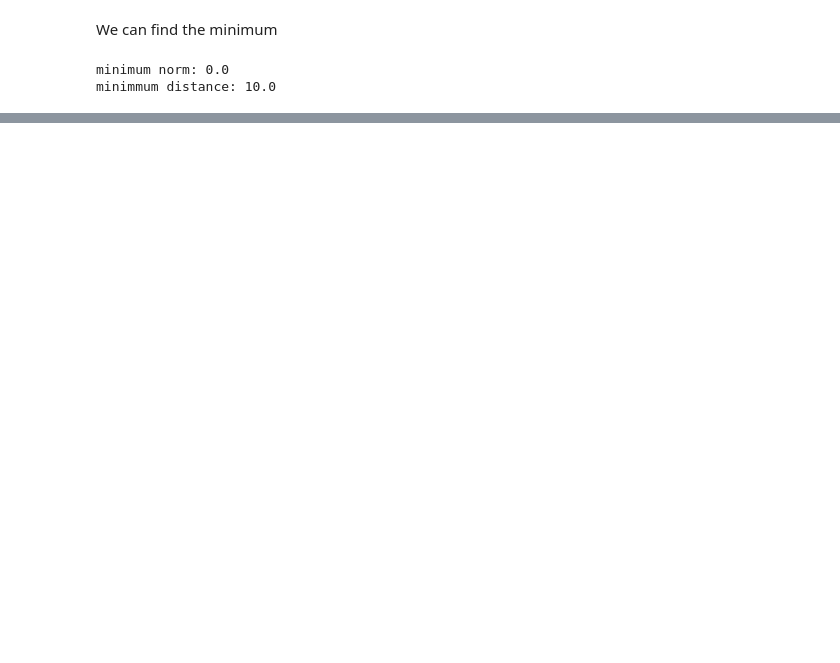
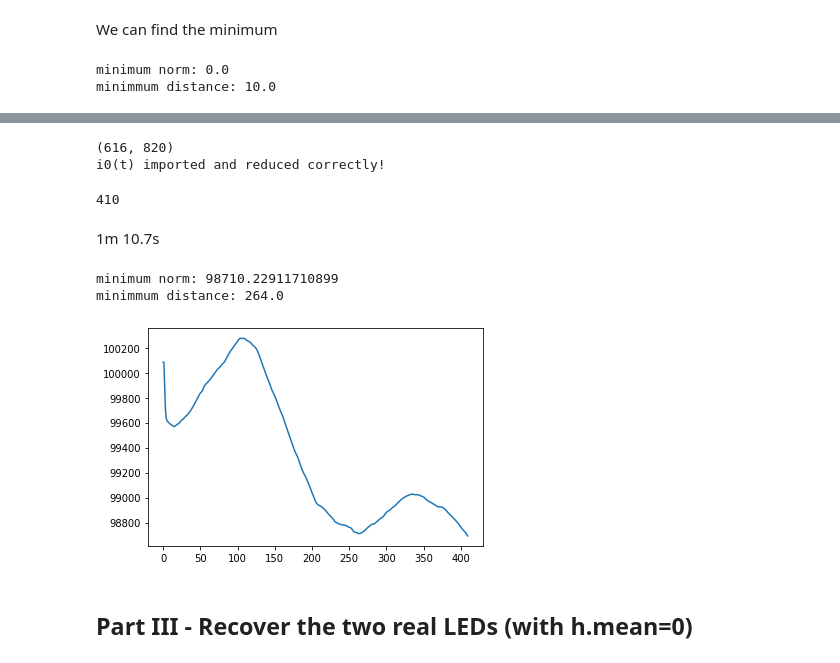
Before and after one commit to olivierleblanc/diffusercam, a Jupyter notebook: bernat/optimitzation02.ipynb, the cells around one changed output, grey strips where cells are left out. Drawn from its saved outputs; the diff is of its cells as text; code cells hidden in the pictures; blank space fills up the shorter version.

```diff
--- a/bernat/optimitzation02.ipynb
+++ b/bernat/optimitzation02.ipynb
@@ -94,0 +134,46 @@ minimmum distance: 10.0
+# %%
+i_0 = Image.open('images/i0_0001.jpg')
+i_0=i_0.resize(newsize,Image.ANTIALIAS)
+i_0 = np.array(i_0,dtype=float)
+i_0 = i_0[:, :, 0] #For instance, at point (100,50) we had [0.608, 0.608, 0.608]. Now only have a single 0.608 value.
+
+print(i_0.shape) #[Y,X]
+print('i0(t) imported and reduced correctly!')
+# %% [output]
+(616, 820)
+i0(t) imported and reduced correctly!
+# %%
+d_array=np.array([],dtype=float) #To make a plot, we initialize this np.array for the x-axis
+norm_array=np.array([],dtype=float) #To make a plot, we initialize this np.array for the y-axis
+
+range_d=math.floor(len(h[0])/2)
+print(range_d) #We print the range to know, in advance, the number of iterations
+
+for d in range(range_d): #To make things easier, range only form 5 to 16
+    x_s=sources_s(d,i_size_x,i_size_y)  #We generate the possible input
+    i_s=signal.fftconvolve(x_s, h,mode='same') #We filter it with h(t)
+    norma = np.linalg.norm(i_0-i_s) #We obtain the NORM
+    d_array=np.insert(d_array,len(d_array),d) #X-array
+    norm_array=np.insert(norm_array,len(norm_array),norma) #Y-array
+# %% [output]
+410
+# %% [markdown]
+1m 10.7s
+# %%
+#Optimization:
+norm_minim=np.amin(norm_array[50:-50])
+min_pos,=np.where(norm_array==norm_minim)
+d_minim=float(d_array[min_pos])
+
+print('minimum norm:',norm_minim)
+print('minimmum distance:',d_minim)
+
+#Plotting
+plt.plot(d_array,norm_array)
+plt.show()
+# %% [output]
+minimum norm: 98710.22911710899
+minimmum distance: 264.0
+[figure, added]
+# %% [markdown]
+## Part III - Recover the two real LEDs (with h.mean=0)
```
Also changed, not shown: parts of 8 cells of this notebook, 3 other files.
